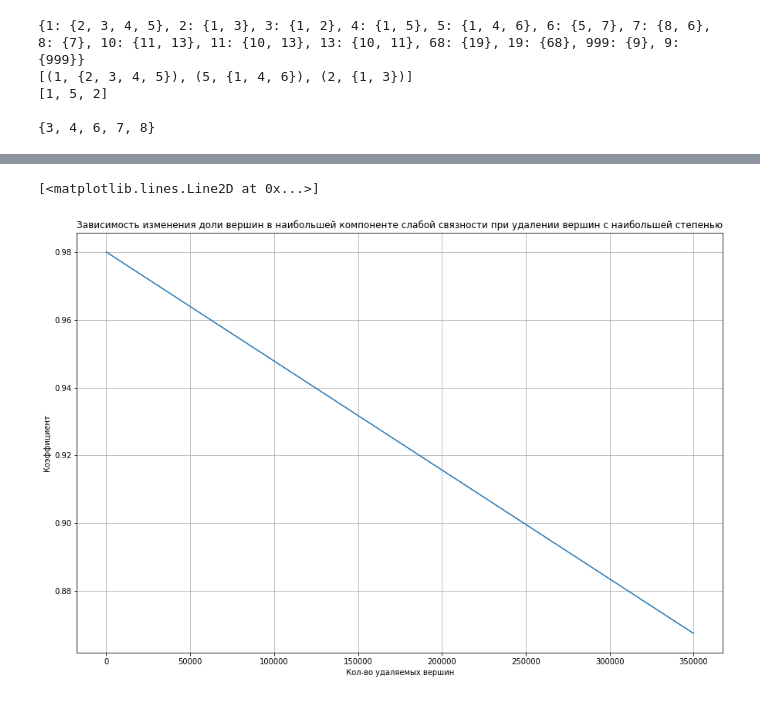
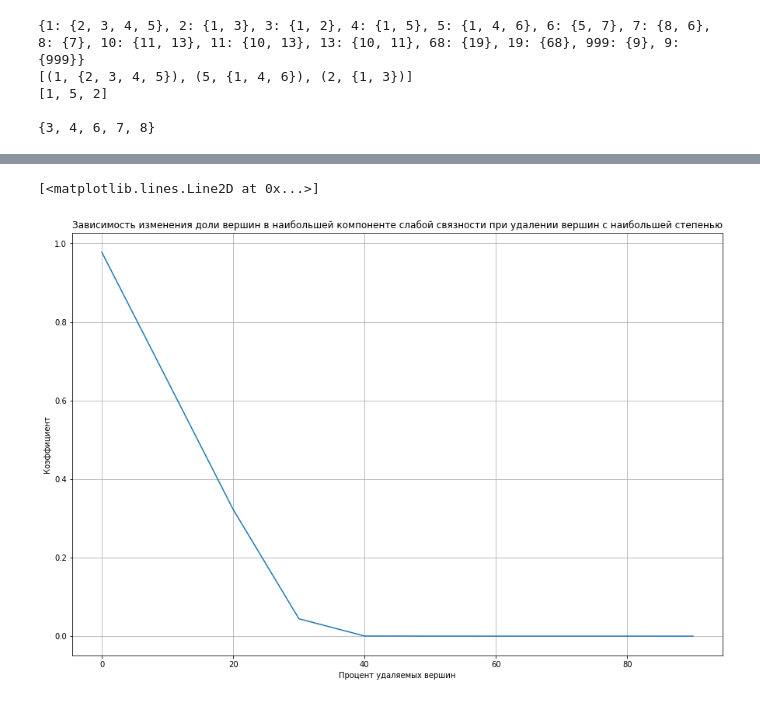
Before and after one commit to imalinowski/FiniteGraphs, a Jupyter notebook: graphs.ipynb, the cells around one changed output, grey strips where cells are left out. Saved outputs shown, nothing was run; the diff lists cells and outputs as text; code cells hidden in the pictures.

```diff
--- a/graphs.ipynb
+++ b/graphs.ipynb
@@ -376,7 +407,7 @@ Loading.../Users/antonkondrahin/PycharmProjects/FiniteGraphs/test.txt
 # %%
 start_time = time.time()
 df_astro = pd.read_csv("astro.txt", delimiter='\t')
-graph_nodes_degrees_astro = load_graph_by_whitespace("/Users/antonkondrahin/PycharmProjects/FiniteGraphs/astro.txt")
+graph_nodes_degrees_astro = load_graph_by_whitespace_astro("/Users/antonkondrahin/FiniteGraphs/astro.txt")
 # print_cliques(df_astro[["u","v"]].values, 3, graph_nodes_degrees_astro)
 print(f"--- {(time.time() - start_time)} seconds ---")
 # %% [output]
@@ -599,20 +671,29 @@ max_component_test_after_delete = set(max_component_test) - set(nodes_to_delete_
 {1, 2, 3, 4, 5, 6, 7, 68, 999, 10, 11, 8, 13, 9, 19}
 [8, 68, 1, 10, 13]
 # %%
-node_numbers_to_delete = [2, 4, 8, 16, 32, 64, 78 ,128, 200 ,256, 315, 450, 512, 600, 712, 827, 901, 1024, 1500, 2048, 3000, 3500, 4096, 5000, 6000, 7000, 8182, 9000, 10000, 16364]
+# node_numbers_to_delete = [2, 4, 8, 16, 32, 64, 78 ,128, 200 ,256, 315, 450, 512, 600, 712, 827, 901, 1024, 1500, 2048, 3000, 3500, 4096, 5000, 6000, 7000, 8182, 9000, 10000, 16364]
+
 nodes_astro = set([*df_astro["u"].unique(), *df_astro["v"].unique()])
 nodes_astro_len = len(nodes_astro)
 node_proportions = []
-for number in node_numbers_to_delete:
+for i in range(0,100, 10):
+    number = round(nodes_astro_len*i*0.01)
+    print(number)
     nodes_to_delete_astro = random.sample(list(nodes_astro), k=number)
-    proportion = len(set(max_component_astro) - set(nodes_to_delete_astro))/nodes_astro_len
+
+    graph_edges_astro_after_delete = [edge for edge in df_astro.values if edge[0] not in nodes_to_delete_astro and edge[1] not in nodes_to_delete_astro]
+    graph_components_astro_after_delete = find_components(graph_edges_astro_after_delete)
+    new_max_component_astro = max(graph_components_astro_after_delete, key=lambda i: len(i))
+
+    proportion = len(set(new_max_component_astro) - set(nodes_to_delete_astro))/(nodes_astro_len-number)
     node_proportions.append(proportion)
 
 print(node_proportions)
 plt.figure(figsize=(15, 10))
 plt.title("Зависимость изменения доли вершин в наибольшей компоненте слабой связности при удалении случайных вершин")
-plt.xlabel("Кол-во удаляемых вершин")
+plt.xlabel("Процент удаляемых вершин")
 plt.ylabel("Коэффициент")
 plt.grid()
+node_numbers_to_delete = [i for i in range(100)]
 plt.plot(node_numbers_to_delete, node_proportions)
 # %% [output]
@@ -719,23 +926,63 @@ NotebookApp.rate_limit_window=3.0 (secs)
 # %%
-node_numbers_to_delete = [2, 4, 8, 16, 32, 64, 78 ,128, 200 ,256, 315, 450, 512, 600, 712, 827, 901, 1024, 1500, 2048, 3000, 3500, 4096, 5000, 6000, 7000, 8182, 9000, 10000, 16364, 60000, 120000, 180000, 200000, 220000, 250000, 300000, 350000]
+node_numbers_to_delete = [2, 4, 8, 16, 32, 64, 78 ,128, 200 ,256, 315, 450, 512, 600, 712, 827, 901, 1024, 1500, 2048, 3000, 3500, 4096, 5000, 6000, 7000, 8182, 9000, 10000, 16364]
 # node_numbers_to_delete = [2, 4, 8, 16]
+node_proportions_google = []
 
-nodes_vk = set([*df["u"].unique(), *df["v"].unique()])
-nodes_vk_len = len(nodes_vk)
 
-max_n_nodes_in_graph = heapq.nlargest(nodes_vk_len, graph_nodes_degrees_vk.items(), key=lambda item: len(item[1]))
+for i in range(0,100, 10):
+    number = round(nodes_google_len*i*0.01)
+    print(number)
 
-node_proportions = []
-for number in node_numbers_to_delete:
-    max_n_nodes = [node[0] for node in max_n_nodes_in_graph[:number]]
-    proportion = len(set(max_component_vk) - set(max_n_nodes))/nodes_vk_len
-    node_proportions.append(proportion)
+    max_n_nodes_google = heapq.nlargest(number, graph_nodes_degrees_google.items(), key=lambda item: len(item[1]))
+    max_n_nodes_google = [node[0] for node in max_n_nodes_google]
 
-print(node_proportions)
+    print(f'df_google: {len(df_google)}')
+
+    df_google_after_delete = df_google[~df_google.u.isin(max_n_nodes_google)]
+
+
+
+    df_google_after_delete = df_google_after_delete[~df_google_after_delete.v.isin(max_n_nodes_google)]
+    graph_edges_google_after_delete = [edge for edge in df_google_after_delete[["u", "v"]].values]
+    graph_edges_google_after_delete.pop(0)
+    print(f'len{len(graph_edges_google_after_delete)}')
+
+    graph_components_google_after_delete = find_components(graph_edges_google_after_delete)
+    new_max_component_google = max(graph_components_google_after_delete, key=lambda i: len(i))
+
+    proportion = len(set(new_max_component_google))/(nodes_google_len-number)
+    node_proportions_google.append(proportion)
+
+print(node_proportions_google)
 plt.figure(figsize=(15, 10))
 plt.title("Зависимость изменения доли вершин в наибольшей компоненте слабой связности при удалении вершин с наибольшей степенью")
-plt.xlabel("Кол-во удаляемых вершин")
+plt.xlabel("Процент удаляемых вершин")
 plt.ylabel("Коэффициент")
 plt.grid()
-plt.plot(node_numbers_to_delete, node_proportions)
+node_numbers_to_delete = [i for i in range(0,100, 10)]
+plt.plot(node_numbers_to_delete, node_proportions_google)
+
+
+
+# node_numbers_to_delete = [2, 4, 8, 16, 32, 64, 78 ,128, 200 ,256, 315, 450, 512, 600, 712, 827, 901, 1024, 1500, 2048, 3000, 3500, 4096, 5000, 6000, 7000, 8182, 9000, 10000, 16364, 60000, 120000, 180000, 200000, 220000, 250000, 300000, 350000]
+# # node_numbers_to_delete = [2, 4, 8, 16]
+
+# nodes_vk = set([*df["u"].unique(), *df["v"].unique()])
+# nodes_vk_len = len(nodes_vk)
+
+# max_n_nodes_in_graph = heapq.nlargest(nodes_vk_len, graph_nodes_degrees_vk.items(), key=lambda item: len(item[1]))
+
+# node_proportions = []
+# for number in node_numbers_to_delete:
+#     max_n_nodes = [node[0] for node in max_n_nodes_in_graph[:number]]
+#     proportion = len(set(max_component_vk) - set(max_n_nodes))/nodes_vk_len
+#     node_proportions.append(proportion)
+
+# print(node_proportions)
+# plt.figure(figsize=(15, 10))
+# plt.title("Зависимость изменения доли вершин в наибольшей компоненте слабой связности при удалении вершин с наибольшей степенью")
+# plt.xlabel("Кол-во удаляемых вершин")
+# plt.ylabel("Коэффициент")
+# plt.grid()
+# plt.plot(node_numbers_to_delete, node_proportions)
 # %% [output]
@@ -743,2 +1006,2 @@ plt.plot(node_numbers_to_delete, node_proportions)
 [<matplotlib.lines.Line2D at 0x...>]
-[figure, old version]
+[figure, new version]
```
Also changed, not shown: parts of 31 cells of this notebook.
